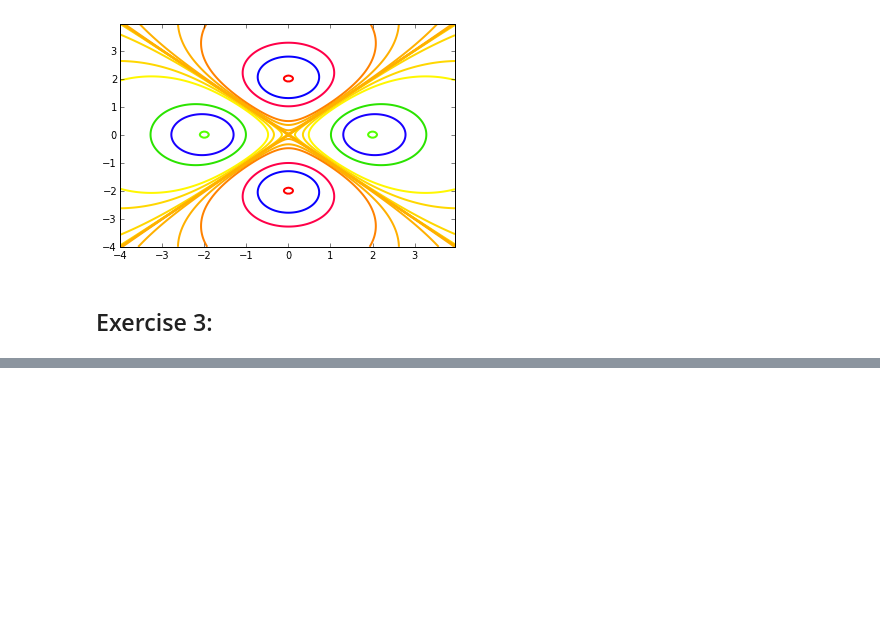
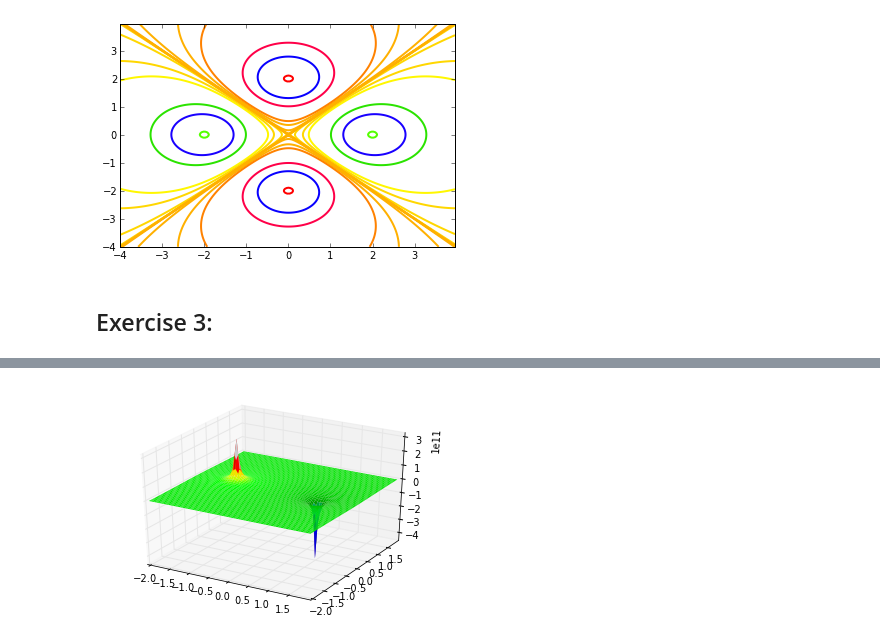
Before and after one commit to btaoPhys202/Phys202-S13, a Jupyter notebook: Week4/Tuesday_Notes.ipynb, the cells around one changed output, grey strips where cells are left out. Saved outputs shown, nothing was run; the diff lists cells and outputs as text; code cells hidden in the pictures; blank space fills up the shorter version.

```diff
--- a/Week4/Tuesday_Notes.ipynb
+++ b/Week4/Tuesday_Notes.ipynb
@@ -134,18 +134,6 @@ Exercise 3:
 # %%
 def pointPotential(x,y,q,posx,posy):
     """Takes point(s), the size and direction of charge, and the position of that charge to return the electric potential due to that charge"""
-    dx = 0.06
-    dy = 0.06
-    X,Y = meshgrid(x,y)
-    k = 1; q = 1; d = 1
-    V=(k*q/(X**2+(Y-d)**2)**(1/2.))-(k*q/(X**2+(Y+d)**2)**(1/2.))
-    from mpl_toolkits.mplot3d import Axes3D
-    fig = figure()
-    ax = fig.gca(projection='3d')
-    p = ax.plot_surface(X, Y, V, rstride=1, cstride=1, linewidth=0, cmap=cm.spectral)
-
+    k = (8.987551787)*(10**9)
+    Vxy = (k*q)/(((x-posx)**2)+((y-posy)**2))**(1/2.)
     return Vxy
-
-x = 1.; y = 1.
-V11 = pointPotential(x,y,1e-9,0.,0.)
-print V11
@@ -153,0 +146,4 @@ TypeError: len() of unsized object
+# %%
+x,y = meshgrid(arange(-2.,2.,0.06),arange(-2.,2.,0.06))
+Vxy = pointPotential(x,y,1e-9,0.,0.)
+print Vxy
@@ -153,0 +164,12 @@ TypeError: len() of unsized object
+# %%
+def dipolePotential(x,y,q,d):
+    """Takes point(s), the size and direction of charge, and the position of that charge to return the dipole potential due to that charge"""
+    Vxy = pointPotential(x,y,q,-d,0.)-pointPotential(x,y,q,d,0.)
+    return Vxy
+# %%
+from mpl_toolkits.mplot3d import Axes3D
+fig = figure()
+ax = fig.gca(projection='3d')
+p = ax.plot_surface(x, y, dipolePotential(x,y,1,1), rstride=1, cstride=1, linewidth=0, cmap=cm.spectral)
+# %% [output]
+[figure, added]
```
Also changed, not shown: parts of 4 cells of this notebook, 1 other file.
